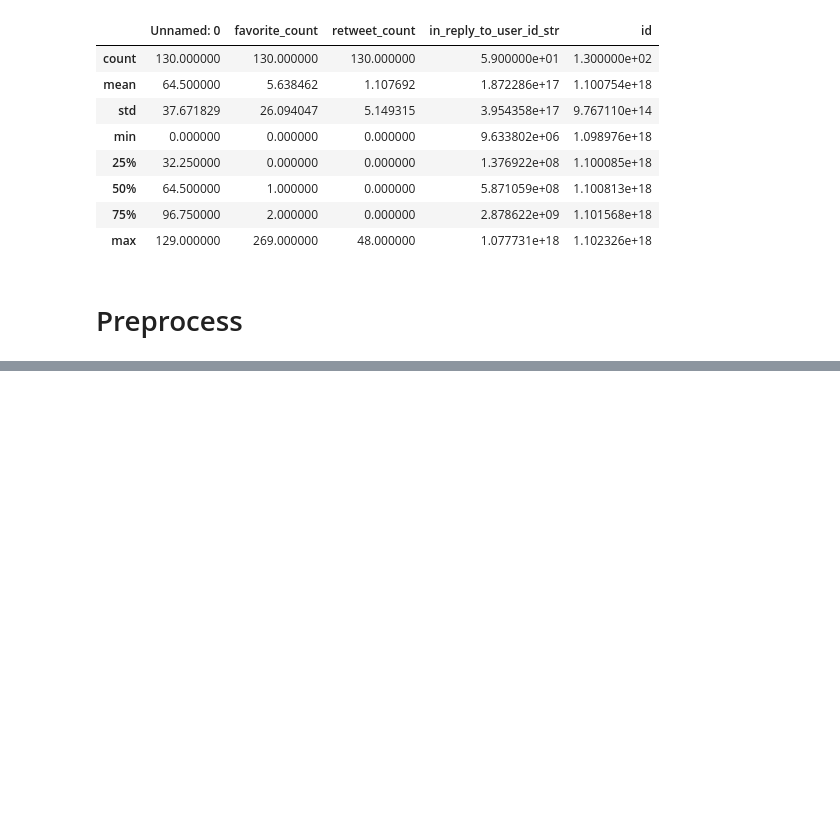
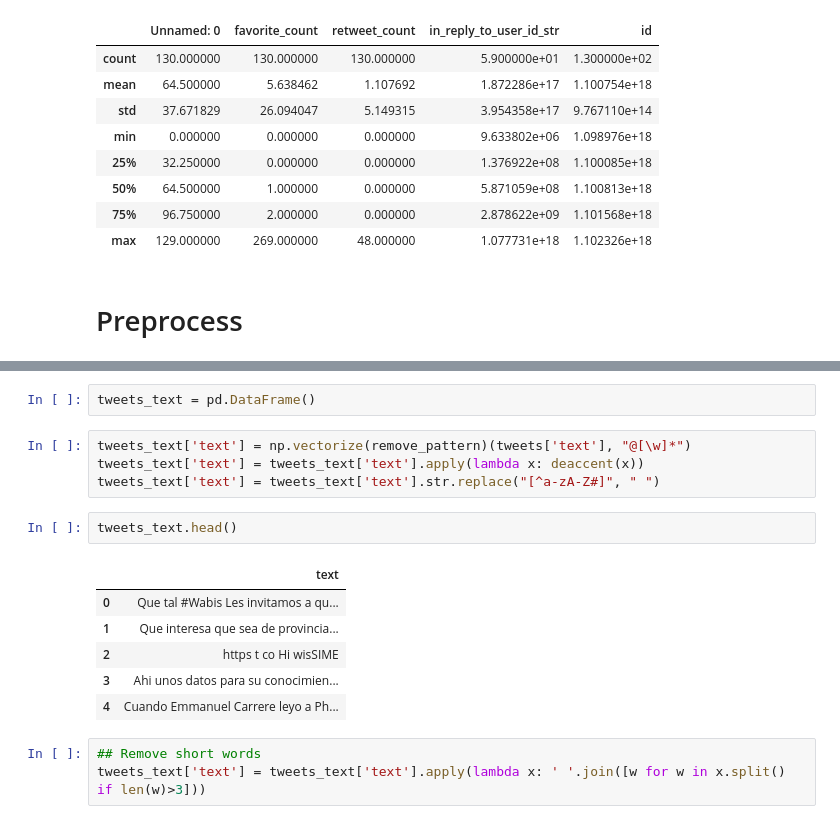
Before and after one commit to jchudb93/dc-twitter-sa, a Jupyter notebook: notebooks/03-sentiment-analysis.ipynb, the cells around one changed output, grey strips where cells are left out. Drawn from its saved outputs; the diff is of its cells as text; blank space fills up the shorter version.

```diff
--- a/notebooks/03-sentiment-analysis.ipynb
+++ b/notebooks/03-sentiment-analysis.ipynb
@@ -37,0 +47,18 @@ from gensim.utils import deaccent
+# %%
+tweets_text = pd.DataFrame()
+# %%
+tweets_text['text'] = np.vectorize(remove_pattern)(tweets['text'], "@[\w]*")
+tweets_text['text'] = tweets_text['text'].apply(lambda x: deaccent(x))
+tweets_text['text'] = tweets_text['text'].str.replace("[^a-zA-Z#]", " ")
+# %%
+tweets_text.head()
+# %% [output]
+|  | text |
+| 0 | Que tal #Wabis Les invitamos a qu... |
+| 1 | Que interesa que sea de provincia... |
+| 2 | https t co Hi wisSIME |
+| 3 | Ahi unos datos para su conocimien... |
+| 4 | Cuando Emmanuel Carrere leyo a Ph... |
+# %%
+## Remove short words
+tweets_text['text'] = tweets_text['text'].apply(lambda x: ' '.join([w for w in x.split() if len(w)>3]))
```
Also changed, not shown: parts of 9 cells of this notebook, 3 other files.
